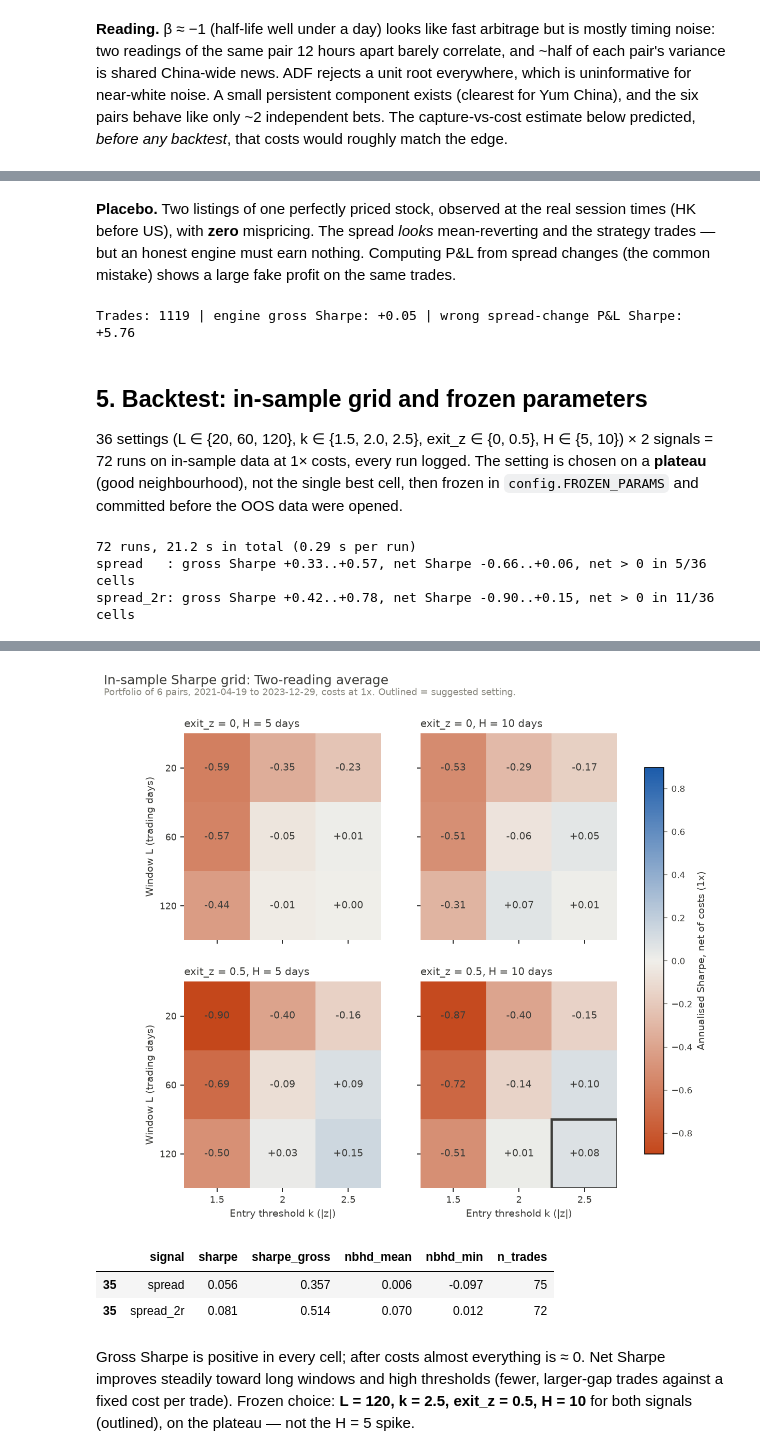
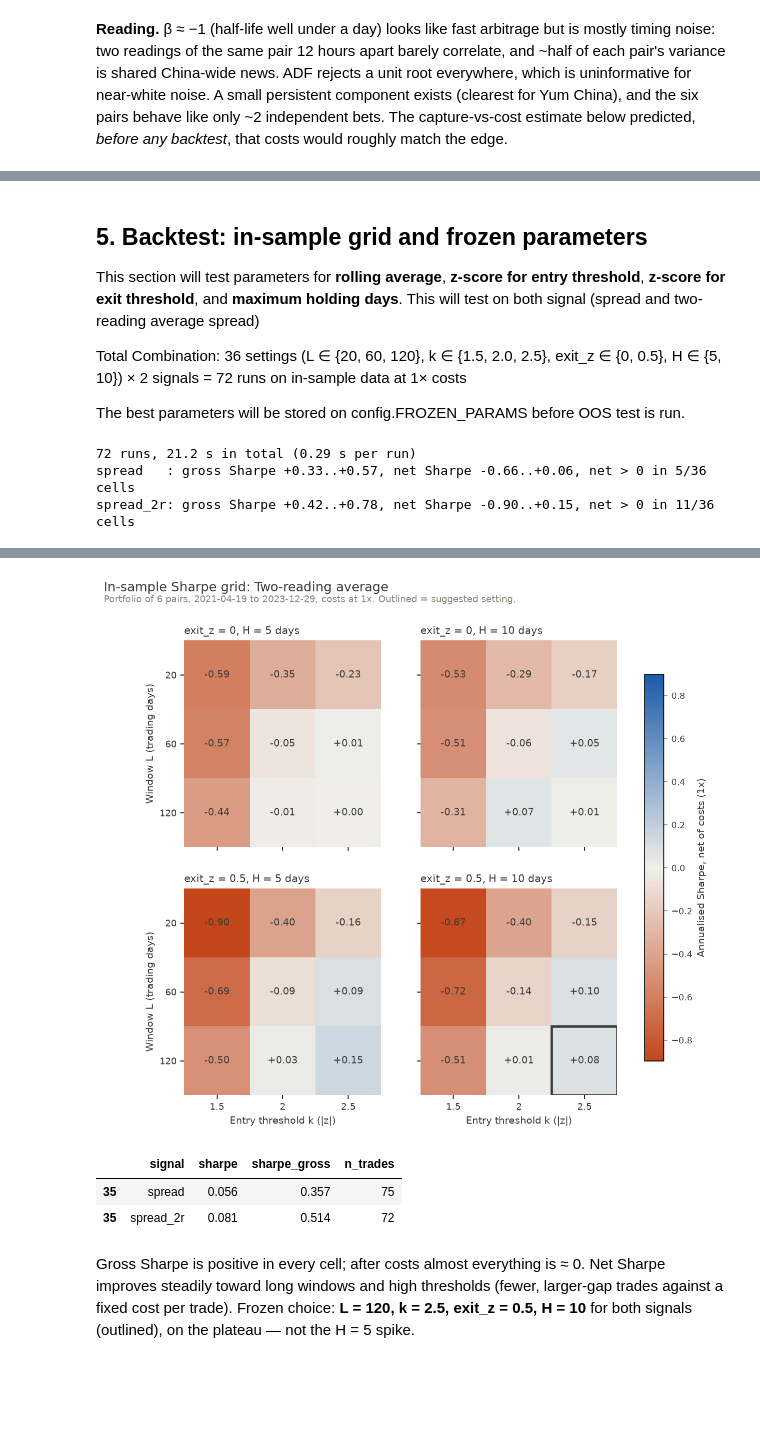
Before and after one commit to fabianusharry/hk-us-double-listing-arbitrage-trading-strategy, a Jupyter notebook: notebook.ipynb, the cells around one changed output, grey strips where cells are left out. Drawn from its saved outputs; the diff is of its cells as text; code cells hidden in the pictures; blank space fills up the shorter version.

```diff
--- a/notebook.ipynb
+++ b/notebook.ipynb
@@ -247,51 +228,44 @@ Trade P&L: engine +1.46%  |  independent ledger +1.46%
-# %% [markdown]
-**Placebo.** Two listings of one perfectly priced stock, observed at the real session times (HK before US), with
-**zero** mispricing. The spread *looks* mean-reverting and the strategy trades — but an honest engine must earn
-nothing. Computing P&L from spread changes (the common mistake) shows a large fake profit on the same trades.
-# %%
-from src.synthetic import simulate_pair
-sim = simulate_pair(10_000, sigma=0.01, seed=4)            # ~40 simulated years, no mispricing
-pl = backtest.run_pair(sim["spreads"], sim["us"], sim["hk"], sim["fx"], Params(L=40, k=1.5, exit_z=0.0, H=10),
-                       start=str(sim["spreads"]["date"].iloc[0].date()), hk_drop=pd.DatetimeIndex([]))
-s = sim["spreads"].set_index("date")["spread"]; pos = pl["decisions"]["position"]
-naive = (pos.shift(1) * s.diff()).loc[pos.index].fillna(0.0)
-print(f"Trades: {len(pl['trades'])} | engine gross Sharpe: {metrics.sharpe(pl['daily']['pair_ret']):+.2f} "
-      f"| wrong spread-change P&L Sharpe: {metrics.sharpe(naive):+.2f}")
-# %% [output]
-Trades: 1119 | engine gross Sharpe: +0.05 | wrong spread-change P&L Sharpe: +5.76
 # %% [markdown]
 ## 5. Backtest: in-sample grid and frozen parameters
 
-36 settings (L ∈ {20, 60, 120}, k ∈ {1.5, 2.0, 2.5}, exit_z ∈ {0, 0.5}, H ∈ {5, 10}) × 2 signals = 72 runs on
-in-sample data at 1× costs, every run logged. The setting is chosen on a **plateau** (good neighbourhood), not the
-single best cell, then frozen in `config.FROZEN_PARAMS` and committed before the OOS data were opened.
+This section will test parameters for **rolling average**, **z-score for entry threshold**, **z-score for exit threshold**, and **maximum holding days**. This will test on both signal (spread and two-reading average spread)
+
+Total Combination: 36 settings (L ∈ {20, 60, 120}, k ∈ {1.5, 2.0, 2.5}, exit_z ∈ {0, 0.5}, H ∈ {5, 10}) × 2 signals = 72 runs on in-sample data at 1× costs
+
+The best parameters will be stored on config.FROZEN_PARAMS before OOS test is run.
 # %%
 if RERUN_GRID:
     grid, grid_pairs, secs = backtest.run_grid(spreads, frames, log_path=config.RESULTS_DIR / "grid_log_rerun.csv")
 else:
     grid = pd.read_csv(config.RESULTS_DIR / "grid_results.csv"); secs = grid["elapsed_sec"].sum()
 print(f"72 runs, {secs:.1f} s in total ({grid['elapsed_sec'].mean():.2f} s per run)")
+
+# Spread Summary
 for sig in ("spread", "spread_2r"):
     g = grid[grid["signal"] == sig]
     print(f"{sig:9s}: gross Sharpe {g['sharpe_gross'].min():+.2f}..{g['sharpe_gross'].max():+.2f}, "
           f"net Sharpe {g['sharpe'].min():+.2f}..{g['sharpe'].max():+.2f}, net > 0 in {(g['sharpe'] > 0).sum()}/36 cells")
+
+# Map Plot
 vlim = float(np.nanmax(np.abs(grid["sharpe"])))
 for sig in ("spread", "spread_2r"):
     plots.plot_sharpe_heatmaps(grid, sig, config.FIGURES_DIR / f"sharpe_grid_{sig}.png", vlim=vlim, mark=config.FROZEN_PARAMS)
     display(Image(str(config.FIGURES_DIR / f"sharpe_grid_{sig}.png")))
+
+#
 scored = pd.concat([metrics.plateau_scores(grid[grid["signal"] == s].reset_index(drop=True)) for s in ("spread", "spread_2r")])
 f = config.FROZEN_PARAMS
 scored[(scored.L == f["L"]) & (scored.k == f["k"]) & (scored.exit_z == f["exit_z"]) & (scored.H == f["H"])][
-    ["signal", "sharpe", "sharpe_gross", "nbhd_mean", "nbhd_min", "n_trades"]].round(3)
+    ["signal", "sharpe", "sharpe_gross", "n_trades"]].round(3)
 # %% [output]
 72 runs, 21.2 s in total (0.29 s per run)
 spread   : gross Sharpe +0.33..+0.57, net Sharpe -0.66..+0.06, net > 0 in 5/36 cells
 spread_2r: gross Sharpe +0.42..+0.78, net Sharpe -0.90..+0.15, net > 0 in 11/36 cells
 [figure]
 [figure]
-|  | signal | sharpe | sharpe_gross | nbhd_mean | nbhd_min | n_trades |
-| 35 | spread | 0.056 | 0.357 | 0.006 | -0.097 | 75 |
-| 35 | spread_2r | 0.081 | 0.514 | 0.070 | 0.012 | 72 |
+|  | signal | sharpe | sharpe_gross | n_trades |
+| 35 | spread | 0.056 | 0.357 | 75 |
+| 35 | spread_2r | 0.081 | 0.514 | 72 |
 # %% [markdown]
 Gross Sharpe is positive in every cell; after costs almost everything is ≈ 0. Net Sharpe improves steadily toward
 long windows and high thresholds (fewer, larger-gap trades against a fixed cost per trade). Frozen choice:
```
Also changed, not shown: parts of 4 cells of this notebook, 6 other files.
